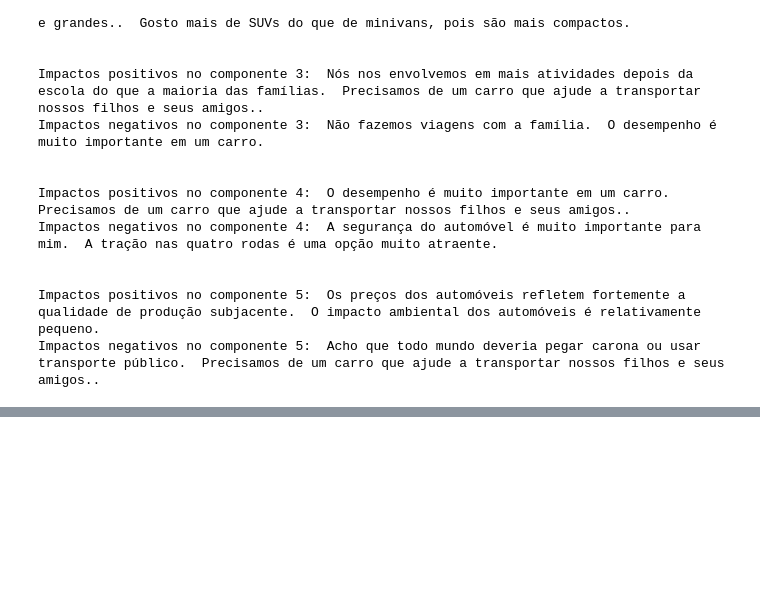
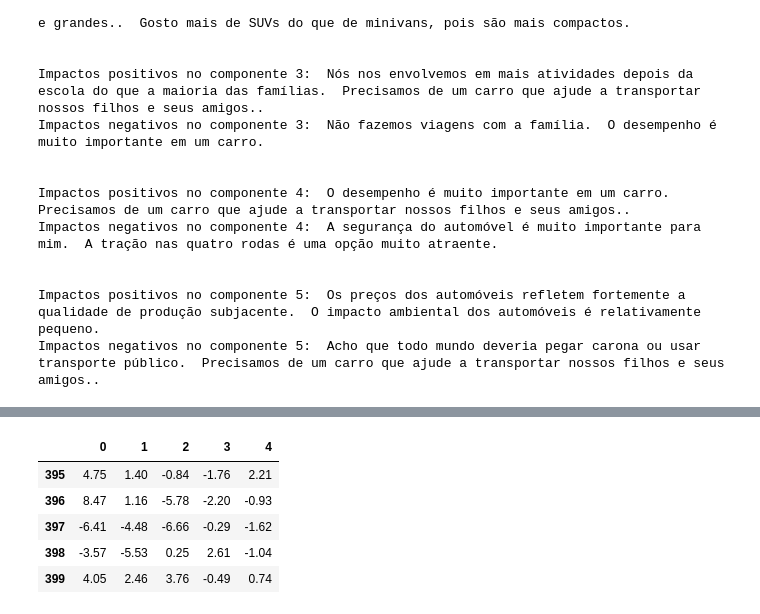
Before and after one commit to lazarocordeirosilva/SegmentacaoClientes, a Jupyter notebook: notebook/SegmentacaoClientes.ipynb, the cells around one changed output, grey strips where cells are left out. Saved outputs shown, nothing was run; the diff lists cells and outputs as text; code cells hidden in the pictures; blank space fills up the shorter version.

```diff
--- a/notebook/SegmentacaoClientes.ipynb
+++ b/notebook/SegmentacaoClientes.ipynb
@@ -520,0 +556,4 @@ Impactos negativos no componente 5:  Acho que todo mundo deveria pegar carona ou
+# %%
+# Criando novo DataFrame
+principal_components = pca.transform(df.drop(features_demograficas, axis = 1))
+principal_components
@@ -520,0 +568,13 @@ Impactos negativos no componente 5:  Acho que todo mundo deveria pegar carona ou
+# %%
+# Colocando esses dados num Pandas DataFrame
+df_pca = pd.DataFrame(data = principal_components)
+
+# Mostrando o DataFrame
+df_pca.tail()
+# %% [output]
+|  | 0 | 1 | 2 | 3 | 4 |
+| 395 | 4.75 | 1.40 | -0.84 | -1.76 | 2.21 |
+| 396 | 8.47 | 1.16 | -5.78 | -2.20 | -0.93 |
+| 397 | -6.41 | -4.48 | -6.66 | -0.29 | -1.62 |
+| 398 | -3.57 | -5.53 | 0.25 | 2.61 | -1.04 |
+| 399 | 4.05 | 2.46 | 3.76 | -0.49 | 0.74 |
```
Also changed, not shown: parts of 12 cells of this notebook.
